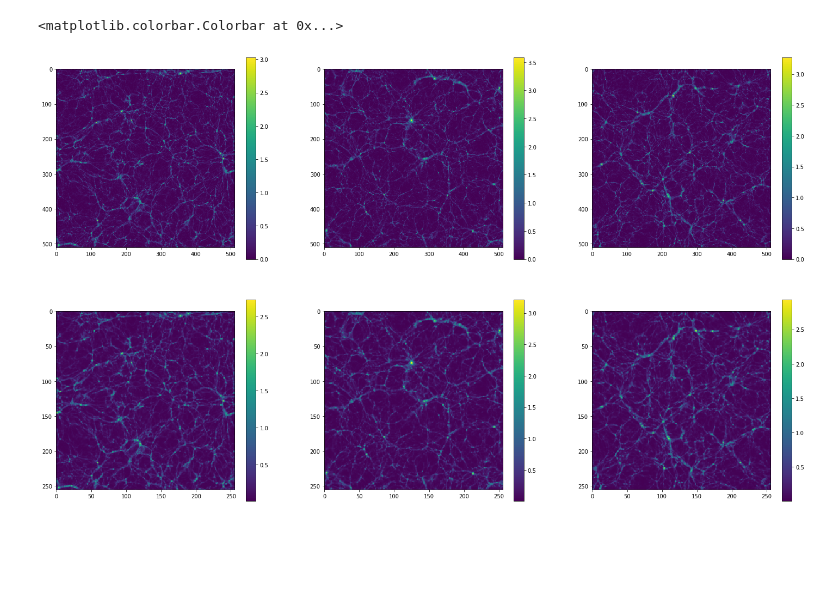
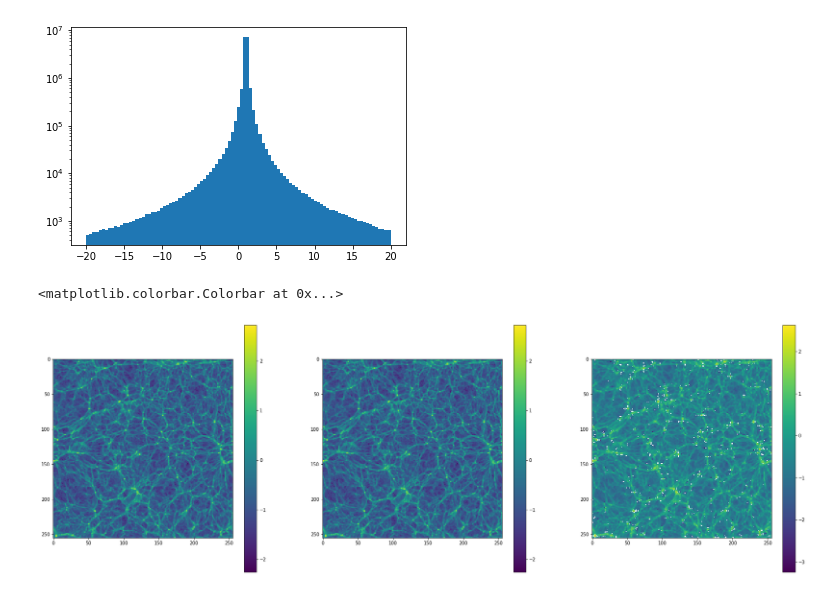
Before and after one commit to forero/IllustrisWeb, a Jupyter notebook: explore.ipynb, the cells around one changed output. Drawn from its saved outputs; the diff is of its cells as text; code cells hidden in the pictures; blank space fills up the shorter version.

```diff
--- a/explore.ipynb
+++ b/explore.ipynb
@@ -6,13 +8,14 @@ import pandas as pd
 %matplotlib inline
 # %%
-filename = '/Users/forero/Illustris_data/Density256_DMIll3.hdf5'
+filename = '/Users/forero/Illustris_data/CIC_256_DM_TNG300-3.hdf5'
 f = h5py.File(filename, 'r')
 print(f.keys())
 data = f['density'][:,:,:]
+data = (data - np.mean(data))/np.mean(data)
 print(np.shape(data))
 f.close()
 
-filename = '/Users/forero/Illustris_data/DM_Ill3.hdf5'
+filename = '/Users/forero/Illustris_data/TSC_512_DM_TNG300-3.hdf5'
 f = h5py.File(filename, 'r')
 print(f.keys())
 data_old = f['density'][:,:,:]
@@ -72,0 +61,4 @@ f.close()
+# %%
+fft_lowres = np.fft.fftn(data)
+fft_lowres[0,0,0]=0.0
+back_data = np.fft.ifftn(fft_lowres)
@@ -73,33 +89,34 @@ f.close()
+# %%
+fft_potential = fft_lowres/k_2_values
+potential = np.fft.ifftn(fft_potential)
+
+density = scipy.ndimage.filters.laplace(np.real(potential), mode='wrap')/(delta**2)
+#r = data/density
+#potential = potential * r
+#density = scipy.ndimage.filters.laplace(np.real(potential), mode='wrap')/(delta**2)
+#print(np.median(data), np.median(density))
+#factor = np.median(data)/np.median(density)
+#print(np.min(density)*factor)
+# %%
+r = data/density
+_=plt.hist(r.flatten(), bins=np.linspace(-20,20,100), log=True)
+# %% [output]
+[figure, added]
 # %%
-plt.figure(figsize=(25,15))
+plt.figure(figsize=(30,10))
 
-
-plt.subplot(2,3,1)
-plt.imshow(np.log10(data[20,:,:]+1))
+plt.subplot(1,3,1)
+plt.imshow(np.log10(np.real(back_data[10,:,:] + 1)))
 plt.colorbar()
 
-plt.subplot(2,3,2)
-plt.imshow(np.log10(data[:,20,:]+1))
+plt.subplot(1,3,2)
+plt.imshow(np.log10(np.real(data[10,:,:] + 1)))
 plt.colorbar()
 
-plt.subplot(2,3,3)
-plt.imshow(np.log10(data[:,:,20]+1))
+density[density<-1.0]=-1.0
+plt.subplot(1,3,3)
+plt.imshow(np.log10(density[10,:,:] + 1.00))
 plt.colorbar()
-
-
-
-
-plt.subplot(2,3,4)
-plt.imshow(np.log10(data_b[10,:,:]+1))
-plt.colorbar()
-
-plt.subplot(2,3,5)
-plt.imshow(np.log10(data_b[:,10,:]+1))
-plt.colorbar()
-
-plt.subplot(2,3,6)
-plt.imshow(np.log10(data_b[:,:,10]+1))
-plt.colorbar()
 # %% [output]
 <matplotlib.colorbar.Colorbar at 0x...>
-[figure, old version]
+[figure, new version]
```
Also changed, not shown: parts of 8 cells of this notebook.
